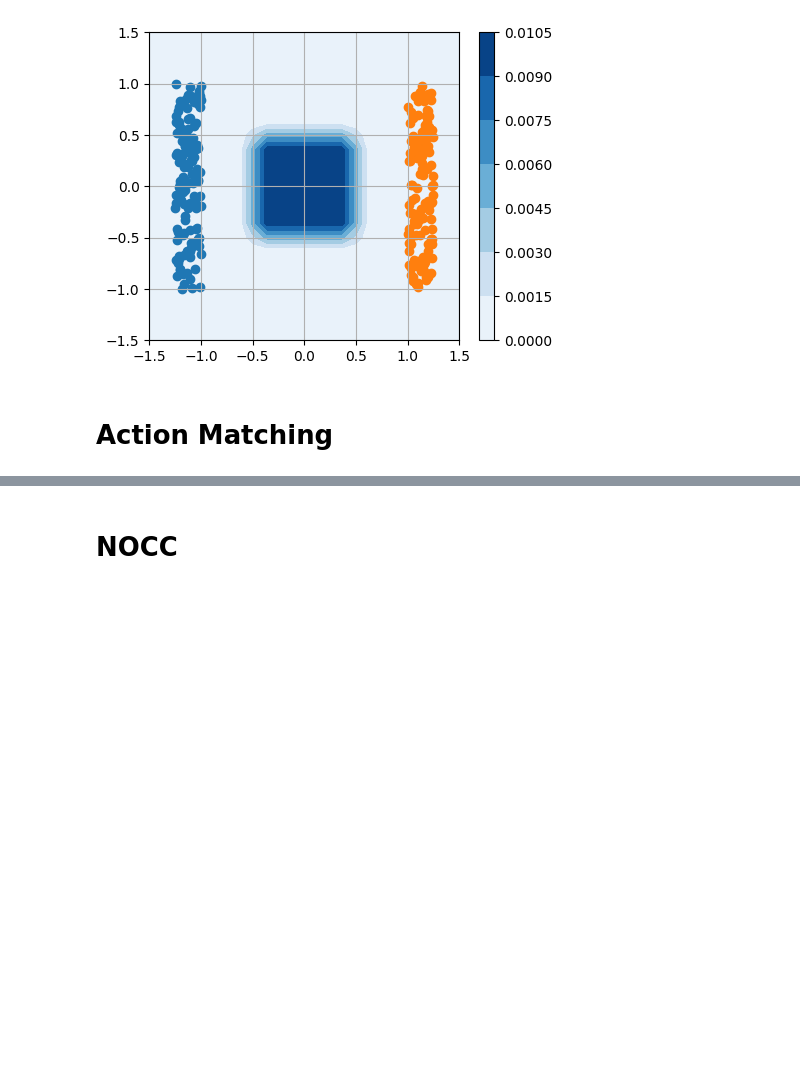
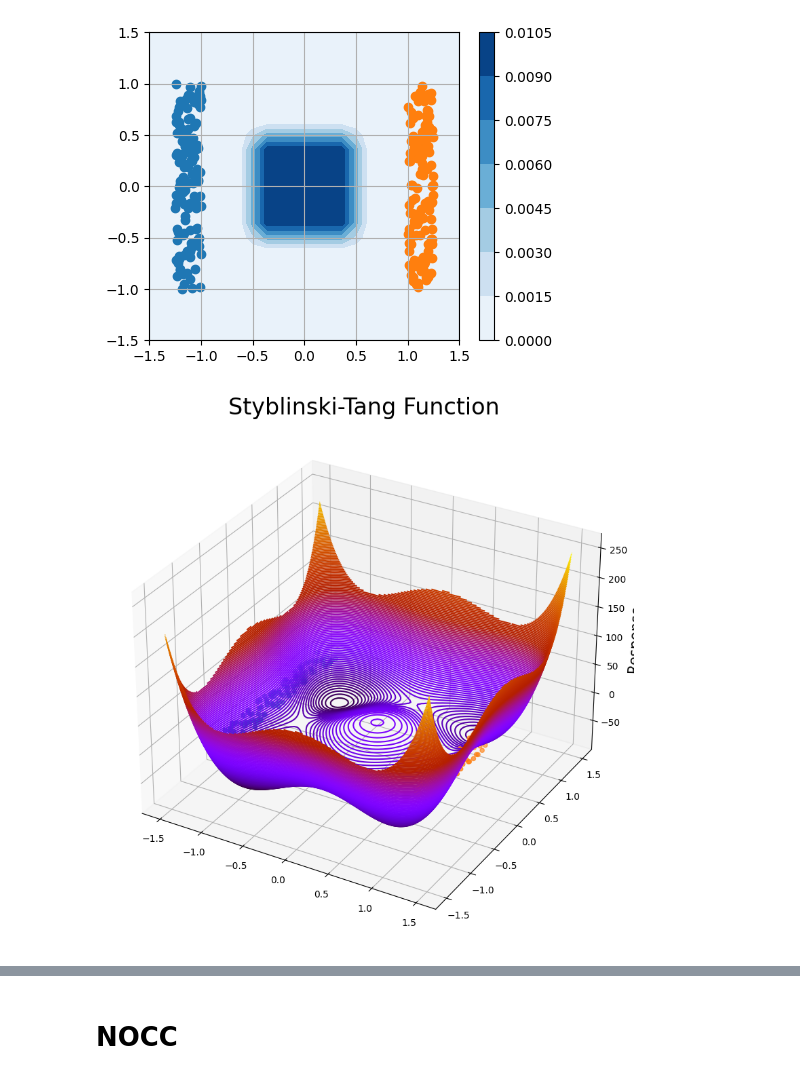
Before and after one commit to skylooop/lagrangian-ot, a Jupyter notebook: nocc.ipynb, the cells around one changed output, grey strips where cells are left out. Saved outputs shown, nothing was run; the diff lists cells and outputs as text; code cells hidden in the pictures; blank space fills up the shorter version.

```diff
--- a/nocc.ipynb
+++ b/nocc.ipynb
@@ -84,6 +87,37 @@ plt.grid()
 plt.show()
 # %% [output]
 [figure]
+# %%
+potential = lagrangian_potentials.Styblinski_tan()
+params_potential = potential.init(key, jnp.ones((2, )), 0, 0)
+
+# countours = jax.vmap(potential.apply, in_axes=(None, 0, None, None))(params_potential, inp, inp.min(), inp.max())
+
+# fig, ax = plt.subplots(figsize=(5, 4))
+# source_data = next(source_sampler)
+# target_data = next(target_sampler)
+
+# plt.contourf(xx, yy, -countours.reshape(xx.shape), cmap="Blues")
+# plt.colorbar()
+# # ax.scatter(source_data[:, 0], source_data[:, 1])
+# # ax.scatter(target_data[:, 0], target_data[:, 1])
+# plt.grid()
+# plt.show()
+
+linsp = jnp.linspace(-1.5, 1.5, 100)
+x = jnp.stack(jnp.meshgrid(linsp, linsp),axis=0)
+y = jax.vmap(potential.apply, in_axes=(None, 1, None, None))(params_potential, x, -1.5, 1.5)
+
+fig = plt.figure(figsize=(15,10))
+ax = plt.axes(projection='3d')
+ax.contour3D(x[0, :,:], x[1, :,:], y, 150, cmap='gnuplot')
+ax.scatter(source_data[:, 0], source_data[:, 1])
+ax.scatter(target_data[:, 0], target_data[:, 1])
+ax.set_zlabel('Response', fontsize=15)
+ax.set_title("Styblinski-Tang Function", fontsize=24)
+plt.show()
+# %% [output]
+[figure, added]
 # %%
 from functools import partial
 import jax
@@ -115,5 +149,3 @@ class DatasetLoader:
             "src_lin": x_0,
             "tgt_lin": x_1
         }
-# %% [markdown]
-# Action Matching
```
Also changed, not shown: parts of 16 cells of this notebook, 2 other files.
